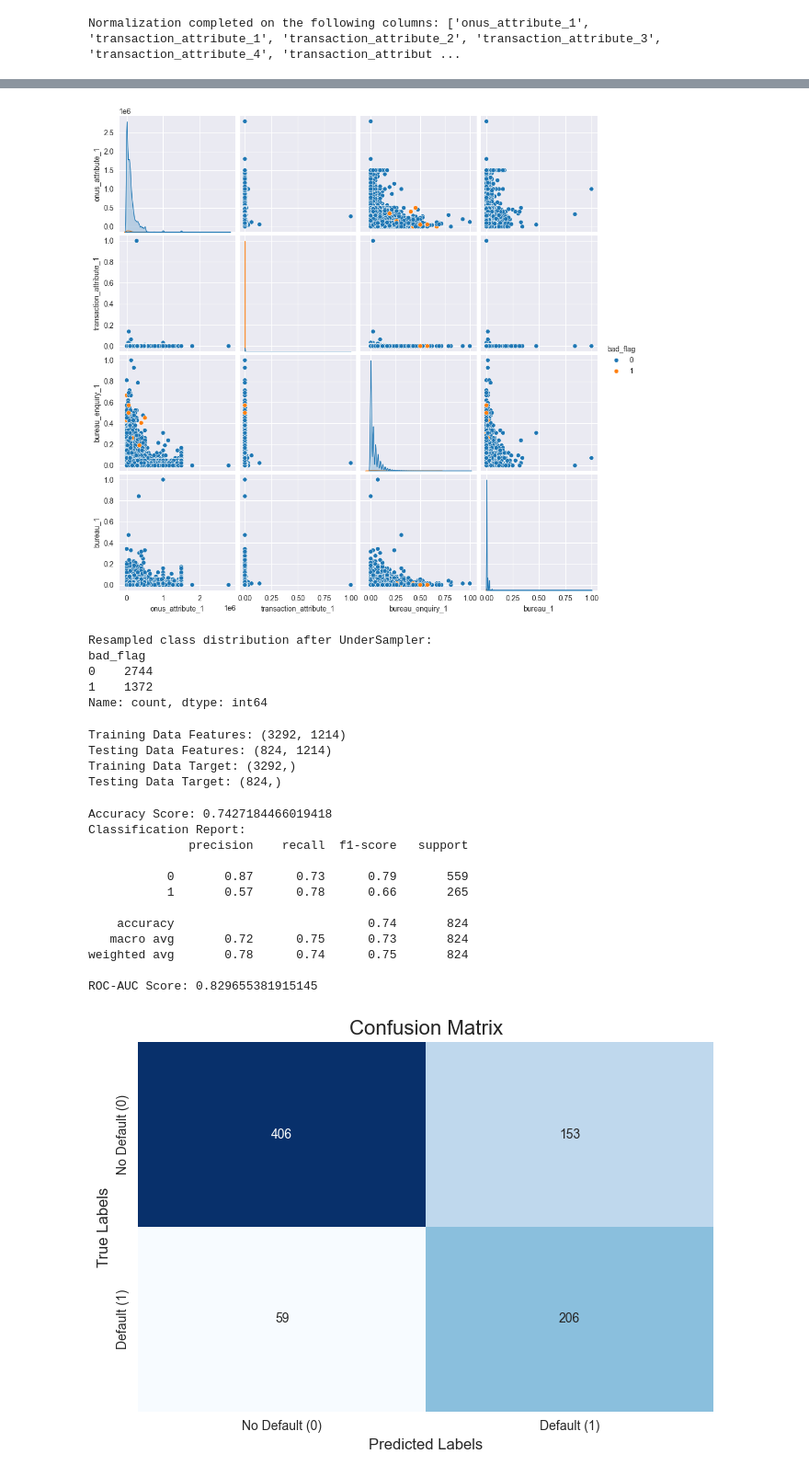
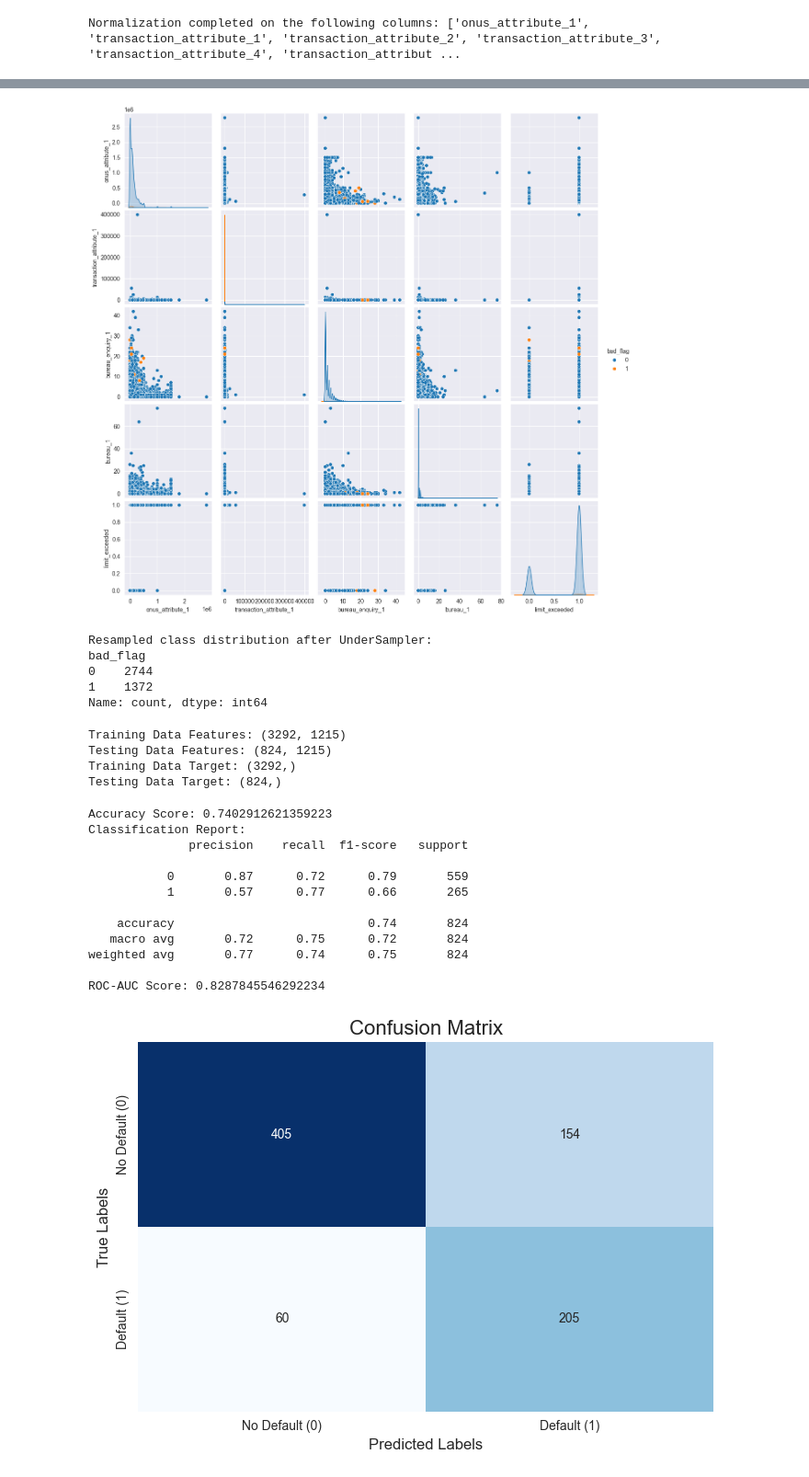
Before and after one commit to yashkk07/Convolve-3.0, a Jupyter notebook: hackathon.ipynb, the cells around one changed output, grey strips where cells are left out. Shown: that part at 92% size. Cells and saved outputs as stored; diff of their text form; code cells hidden in the pictures.

```diff
--- a/hackathon.ipynb
+++ b/hackathon.ipynb
@@ -118,3 +119,16 @@ plt.tight_layout()
 plt.show()
 # %% [output]
 [figure]
+# %%
+onus_columns = [col for col in df.columns if col.startswith("onus_attribute")]
+transaction_columns = [col for col in df.columns if col.startswith("transaction_attribute")]
+
+# Calculate the sum for each group
+df["onus_sum"] = df[onus_columns].sum(axis=1)
+df["transaction_sum"] = df[transaction_columns].sum(axis=1)
+
+# Add a new column to check if the credit limit is exceeded
+df["limit_exceeded"] = (df["onus_sum"] < df["transaction_sum"]).astype('int64')
+df.drop(["onus_sum", "transaction_sum"], axis=1, inplace=True)
+
+df.head(5)
@@ -149,13 +179,13 @@ df_normalized.describe()
-# %%
-selected_columns = ['onus_attribute_1', 'transaction_attribute_1', 'bureau_enquiry_1', 'bureau_1']
-
-# Create the pairplot
-sns.pairplot(df_normalized[selected_columns + ['bad_flag']], hue='bad_flag')
-
-# Show the plot
-plt.show()
-# %% [output]
-[figure, removed]
+# %%
+selected_columns = ['onus_attribute_1', 'transaction_attribute_1', 'bureau_enquiry_1', 'bureau_1', 'limit_exceeded']
+
+# Create the pairplot
+sns.pairplot(df[selected_columns + ['bad_flag']], hue='bad_flag')
+
+# Show the plot
+plt.show()
+# %% [output]
+[figure, added]
 # %%
 # Extract features (X) and target (y) from df_normalized
 X = df_normalized.drop(columns=['account_number','bad_flag'])
@@ -192,8 +222,8 @@ print(f"Testing Data Features: {X_test.shape}")
 print(f"Training Data Target: {y_train.shape}")
 print(f"Testing Data Target: {y_test.shape}")
 # %% [output]
-Training Data Features: (3292, 1214)
-Testing Data Features: (824, 1214)
+Training Data Features: (3292, 1215)
+Testing Data Features: (824, 1215)
 Training Data Target: (3292,)
 Testing Data Target: (824,)
 # %%
@@ -213,18 +243,18 @@ print("Classification Report:")
 print(classification_report(y_test, y_pred))
 print("ROC-AUC Score:", roc_auc_score(y_test, y_pred_prob))
 # %% [output]
-Accuracy Score: 0.7427184466019418
+Accuracy Score: 0.7402912621359223
 Classification Report:
               precision    recall  f1-score   support
 
-           0       0.87      0.73      0.79       559
-           1       0.57      0.78      0.66       265
+           0       0.87      0.72      0.79       559
+           1       0.57      0.77      0.66       265
 
     accuracy                           0.74       824
-   macro avg       0.72      0.75      0.73       824
-weighted avg       0.78      0.74      0.75       824
+   macro avg       0.72      0.75      0.72       824
+weighted avg       0.77      0.74      0.75       824
 
-ROC-AUC Score: 0.829655381915145
+ROC-AUC Score: 0.8287845546292234
 # %%
 cm = confusion_matrix(y_test, y_pred)
 
```
Also changed, not shown: parts of 10 cells of this notebook.
